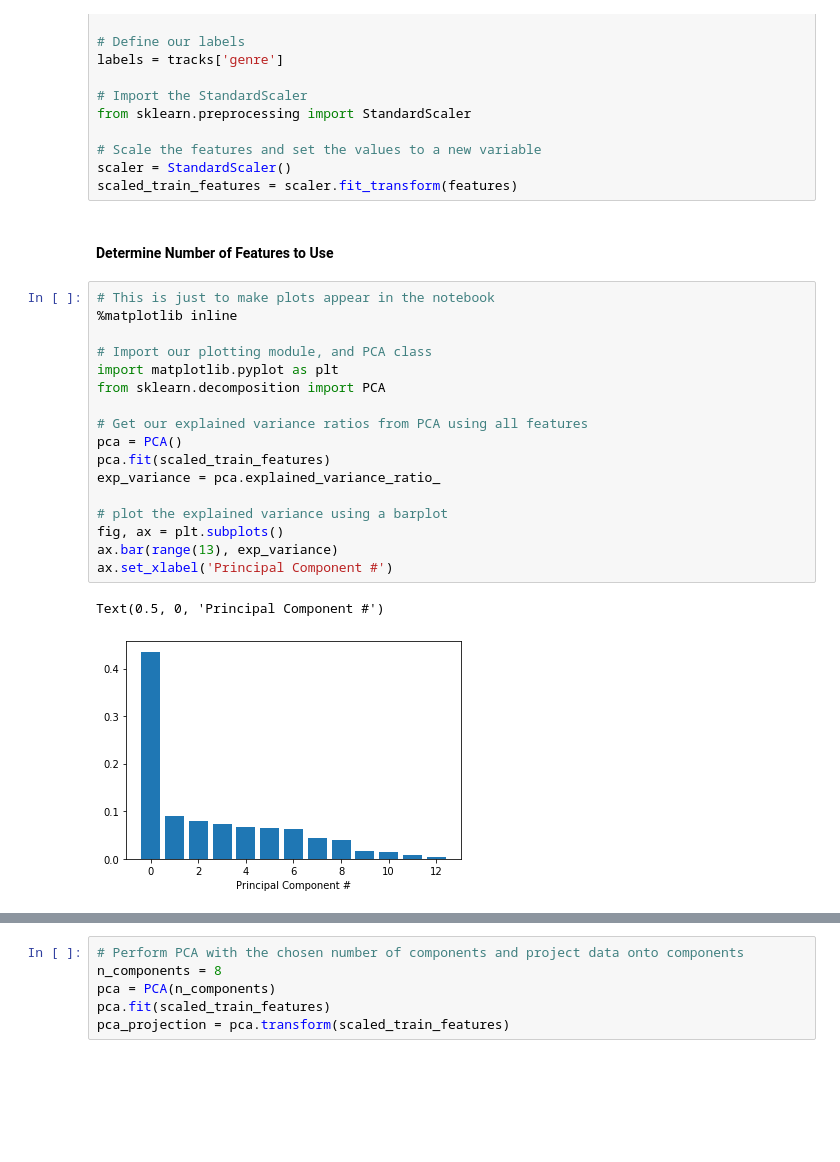
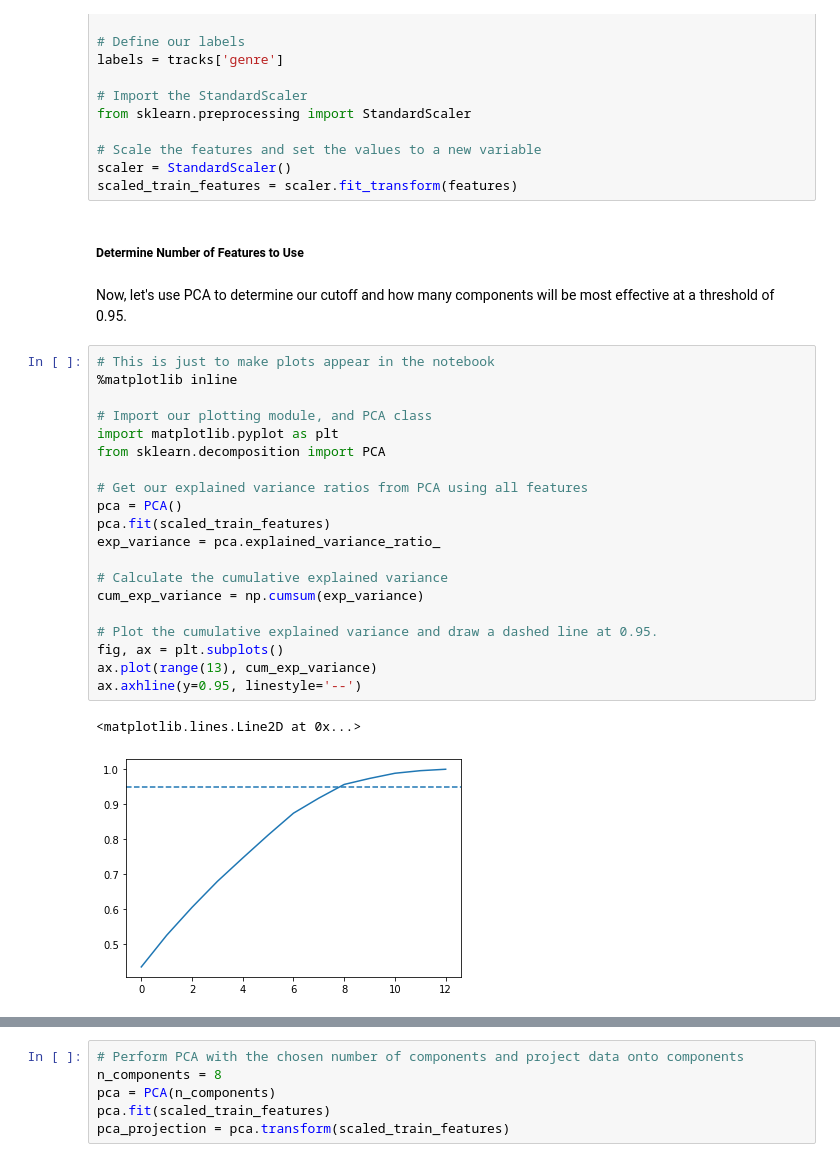
Before and after one commit to stujenn/genre-classifier, a Jupyter notebook: Spotipy_analysis.ipynb, the cells around one changed output, grey strips where cells are left out. Cells and saved outputs as stored; diff of their text form; blank space fills up the shorter version.

```diff
--- a/Spotipy_analysis.ipynb
+++ b/Spotipy_analysis.ipynb
@@ -220,24 +196,29 @@ from sklearn.preprocessing import StandardScaler
 scaler = StandardScaler()
 scaled_train_features = scaler.fit_transform(features)
 # %% [markdown]
-#### Determine Number of Features to Use
+##### Determine Number of Features to Use
+# %% [markdown]
+Now, let's use PCA to determine our cutoff and how many components will be most effective at a threshold of 0.95.
 # %%
 # This is just to make plots appear in the notebook
 %matplotlib inline
 
 # Import our plotting module, and PCA class
 import matplotlib.pyplot as plt
 from sklearn.decomposition import PCA
 
 # Get our explained variance ratios from PCA using all features
 pca = PCA()
 pca.fit(scaled_train_features)
 exp_variance = pca.explained_variance_ratio_
 
-# plot the explained variance using a barplot
+# Calculate the cumulative explained variance
+cum_exp_variance = np.cumsum(exp_variance)
+
+# Plot the cumulative explained variance and draw a dashed line at 0.95.
 fig, ax = plt.subplots()
-ax.bar(range(13), exp_variance)
-ax.set_xlabel('Principal Component #')
+ax.plot(range(13), cum_exp_variance)
+ax.axhline(y=0.95, linestyle='--')
 # %% [output]
-Text(0.5, 0, 'Principal Component #')
+<matplotlib.lines.Line2D at 0x...>
-[figure, old version]
+[figure, new version]
```
Also changed, not shown: parts of 39 cells of this notebook.
